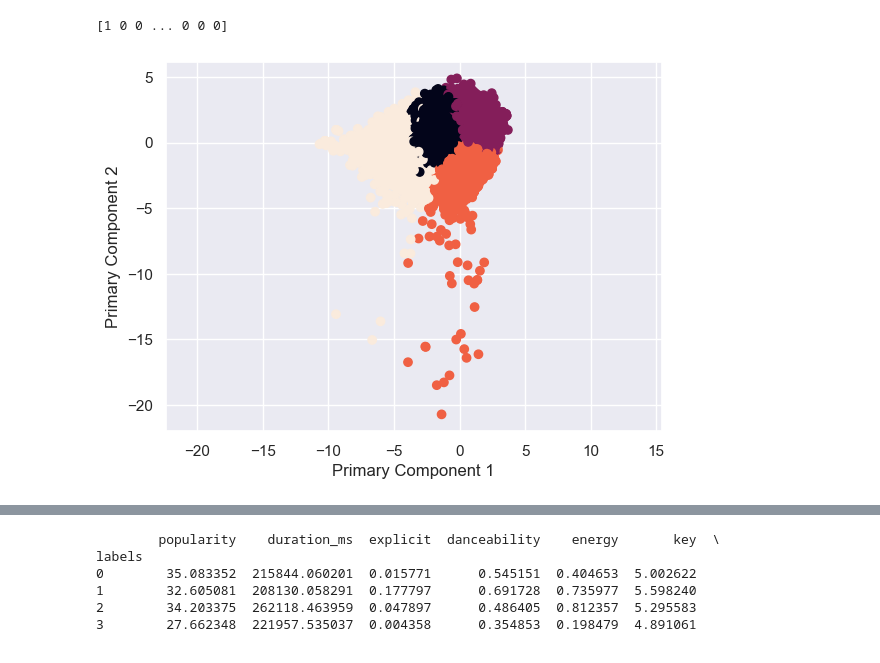
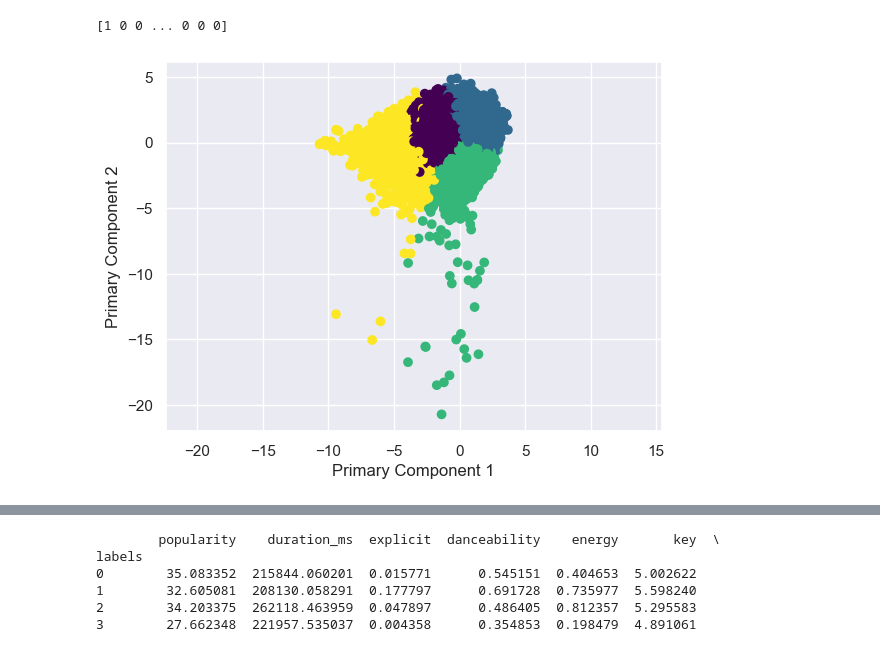
Before and after one commit to vampdevice/spotify-analysis, a Jupyter notebook: spotify_analysis.ipynb, the cells around one changed output, grey strips where cells are left out. Saved outputs shown, nothing was run; the diff lists cells and outputs as text; code cells hidden in the pictures.

Commit message:
Updated Graph Themes

```diff
--- a/spotify_analysis.ipynb
+++ b/spotify_analysis.ipynb
@@ -668,28 +687,28 @@ print(labels)
 # %%
 # ── Apply Principal Component Analysis (PCA) ──
 from sklearn.decomposition import PCA
 
 # Create a PCA model with 2 components
 model = PCA(n_components=2)
 
 # Fit and Transform model to dataset
 pca_features = model.fit_transform(df_scaled)
 
 # Extract PC 1
 xs = pca_features[:, 0]
 
 # Extract PC 2
 ys = pca_features[:, 1]
 
 # Scatter plot
-plt.scatter(xs, ys, c=labels)
+plt.scatter(xs, ys, c=labels, cmap="viridis")
 plt.axis('equal')
 plt.xlabel('Primary Component 1')
 plt.ylabel('Primary Component 2')
 
 plt.show()
 # %% [output]
-[figure, old version]
+[figure, new version]
 # %% [markdown]
 ![Figure 7](images/pca.png)
 # %%
```
Also changed, not shown: parts of 2 cells of this notebook.
